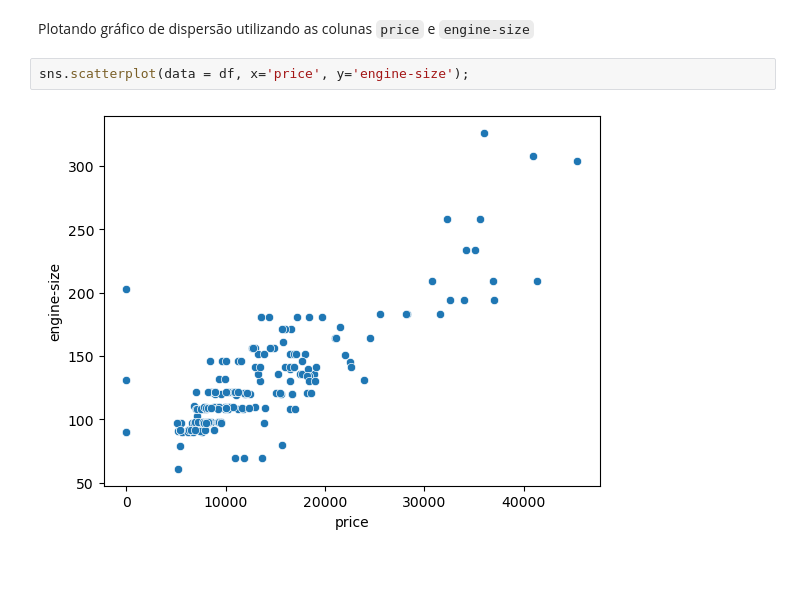
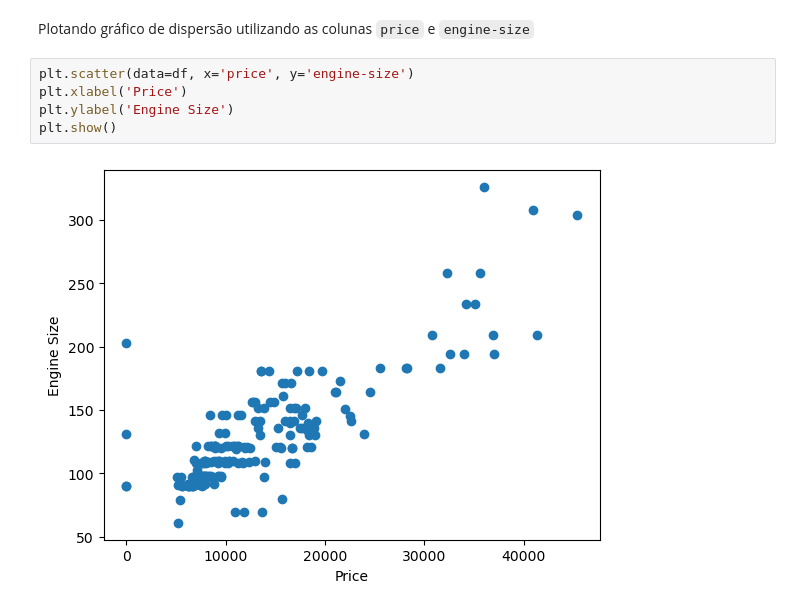
Before and after one commit to rbrunetta/Unicesumar, a Jupyter notebook: automobile.ipynb, the cells around one changed output. Saved outputs shown, nothing was run; the diff lists cells and outputs as text; blank space fills up the shorter version.

```diff
--- a/automobile.ipynb
+++ b/automobile.ipynb
@@ -209,6 +207,9 @@ sns.boxplot(data=df, y='price');
 # %% [markdown]
 Plotando gráfico de dispersão utilizando as colunas `price` e `engine-size`
 # %%
-sns.scatterplot(data = df, x='price', y='engine-size');
+plt.scatter(data=df, x='price', y='engine-size')
+plt.xlabel('Price')
+plt.ylabel('Engine Size')
+plt.show()
 # %% [output]
-[figure, old version]
+[figure, new version]
```
Also changed, not shown: parts of 4 cells of this notebook.
